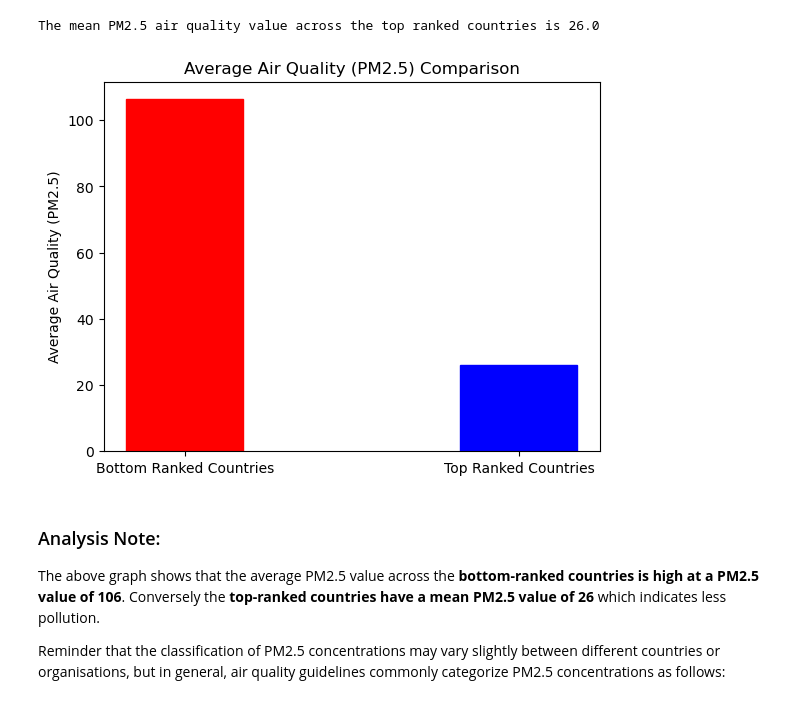
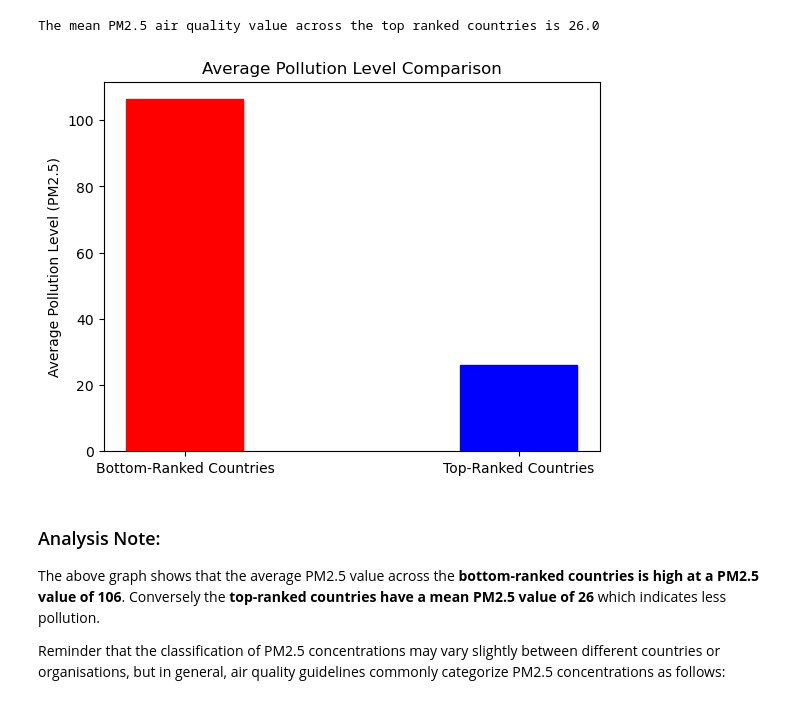
Before and after one commit to benoitchamot/AirQuality_and_Happiness, a Jupyter notebook: Analysis_AirQuality_and_Happiness.ipynb, the cells around one changed output. Saved outputs shown, nothing was run; the diff lists cells and outputs as text; code cells hidden in the pictures.

Commit message:
updated images

```diff
--- a/Analysis_AirQuality_and_Happiness.ipynb
+++ b/Analysis_AirQuality_and_Happiness.ipynb
@@ -259,29 +259,29 @@ print(f'The mean PM2.5 air quality value across the top ranked countries is {top
 The mean PM2.5 air quality value across the top ranked countries is 26.0
 # %%
 # Create a bar plot to viisualise the average PM25 values
-labels = ['Bottom Ranked Countries', 'Top Ranked Countries']
+labels = ['Bottom-Ranked Countries', 'Top-Ranked Countries']
 mean_values = [bottom_mean, top_mean]
 
 x = range(len(labels))
 width = 0.35
 
 fig, ax = plt.subplots()
 rects = ax.bar(x, mean_values, width)
 
 # Set the color of the bars
 rects[0].set_color('red')  # Bottom Ranked Countries
 rects[1].set_color('blue')  # Top Ranked Countries
 
-ax.set_ylabel('Average Air Quality (PM2.5)')
-ax.set_title('Average Air Quality (PM2.5) Comparison')
+ax.set_ylabel('Average Pollution Level (PM2.5)')
+ax.set_title('Average Pollution Level Comparison')
 ax.set_xticks(x)
 ax.set_xticklabels(labels)
 
-# plt.savefig('AveragePM25Comparison.png', format='png')
+plt.savefig('Happiness_Average_Pollution_Comparison.png', format='png')
 
 plt.show()
 # %% [output]
-[figure, old version]
+[figure, new version]
 # %% [markdown]
 ### Analysis Note:
 The above graph shows that the average PM2.5 value across the **bottom-ranked countries is high at a PM2.5 value of 106**. Conversely the **top-ranked countries have a mean PM2.5 value of 26** which indicates less pollution.
```
Also changed, not shown: parts of 1 cell of this notebook, 4 other files.
